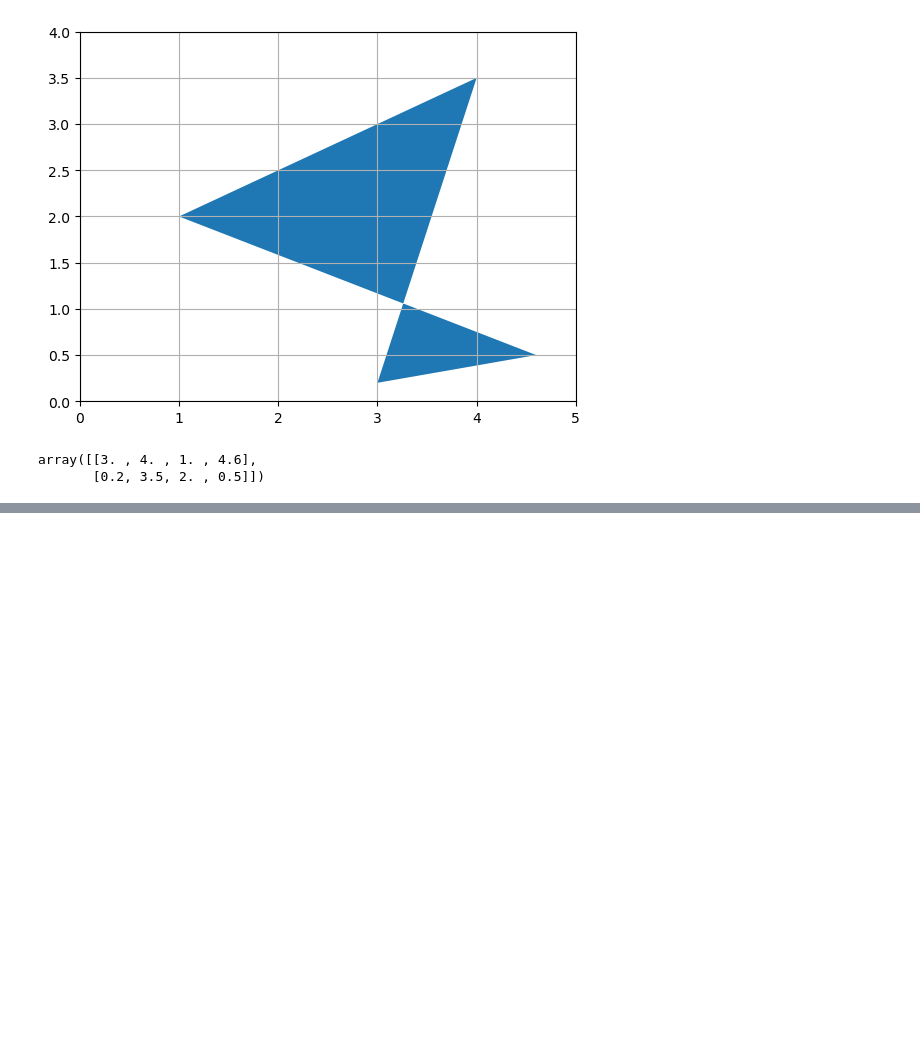
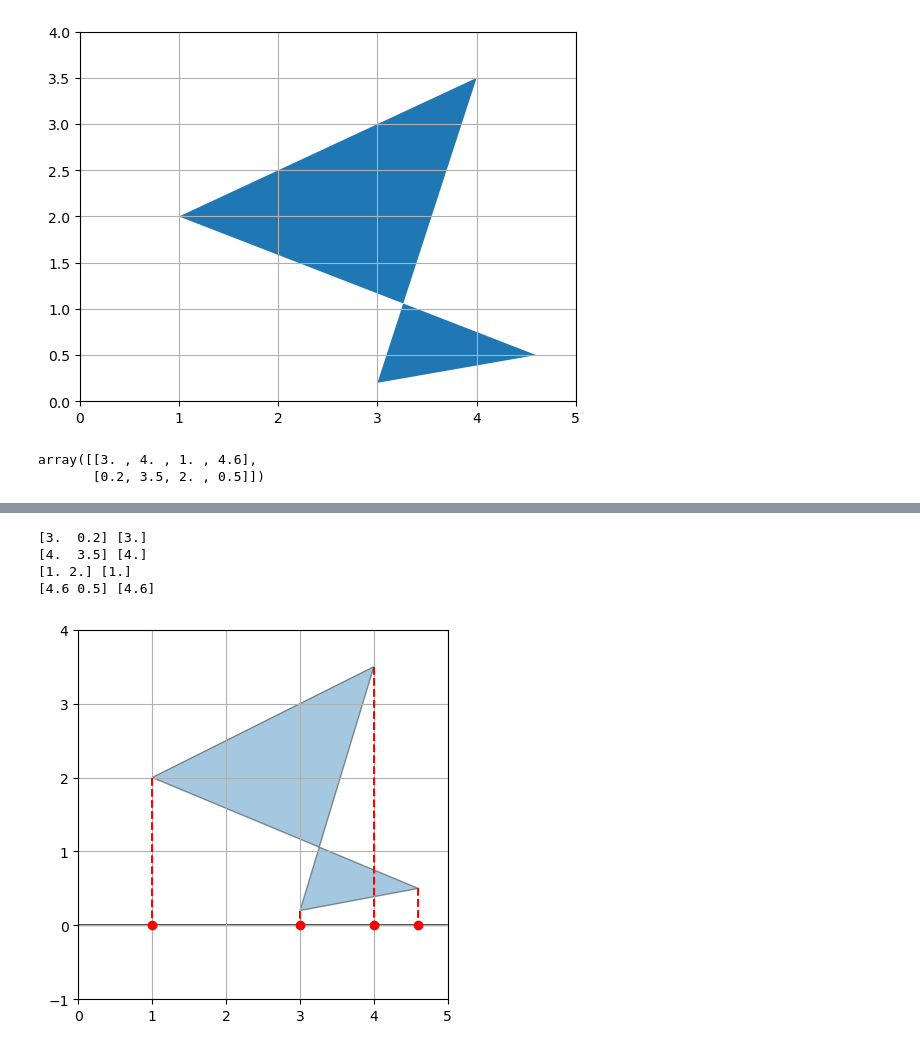
Before and after one commit to 1Nitin1/Jupyter-Codes, a Jupyter notebook: Maths for ML/Linear_Algebra.ipynb, the cells around one changed output, grey strips where cells are left out. Drawn from its saved outputs; the diff is of its cells as text; code cells hidden in the pictures; blank space fills up the shorter version.

```diff
--- a/Maths for ML/Linear_Algebra.ipynb
+++ b/Maths for ML/Linear_Algebra.ipynb
@@ -355,0 +383,25 @@ translate(P,Q)
+# %%
+def plot_projection(U,P):
+    U=U/norm(U)
+    U_P = U@P
+    axis_end = 100*U
+    plot_vec2d_arr(axis_end[0],color='black')
+    plt.gca().add_artist(Polygon(P.T,alpha=0.4,ec='black'))
+    for vector, proj_coordinate in zip(P.T, U_P.T):
+        print(vector, proj_coordinate)
+        proj_point = proj_coordinate * U
+        plt.plot(proj_point[0][0], proj_point[0][1], "ro", zorder=10)
+        plt.plot([vector[0], proj_point[0][0]], [vector[1], proj_point[0][1]],
+                 "r--", zorder=10)
+    plt.gca().set_aspect('equal')
+    plt.axis([0,5,-1,4])
+    plt.grid()
+    plt.show()
+# %%
+plot_projection(U,P)
+# %% [output]
+[3.  0.2] [3.]
+[4.  3.5] [4.]
+[1. 2.] [1.]
+[4.6 0.5] [4.6]
+[figure, added]
```
Also changed, not shown: parts of 9 cells of this notebook.
